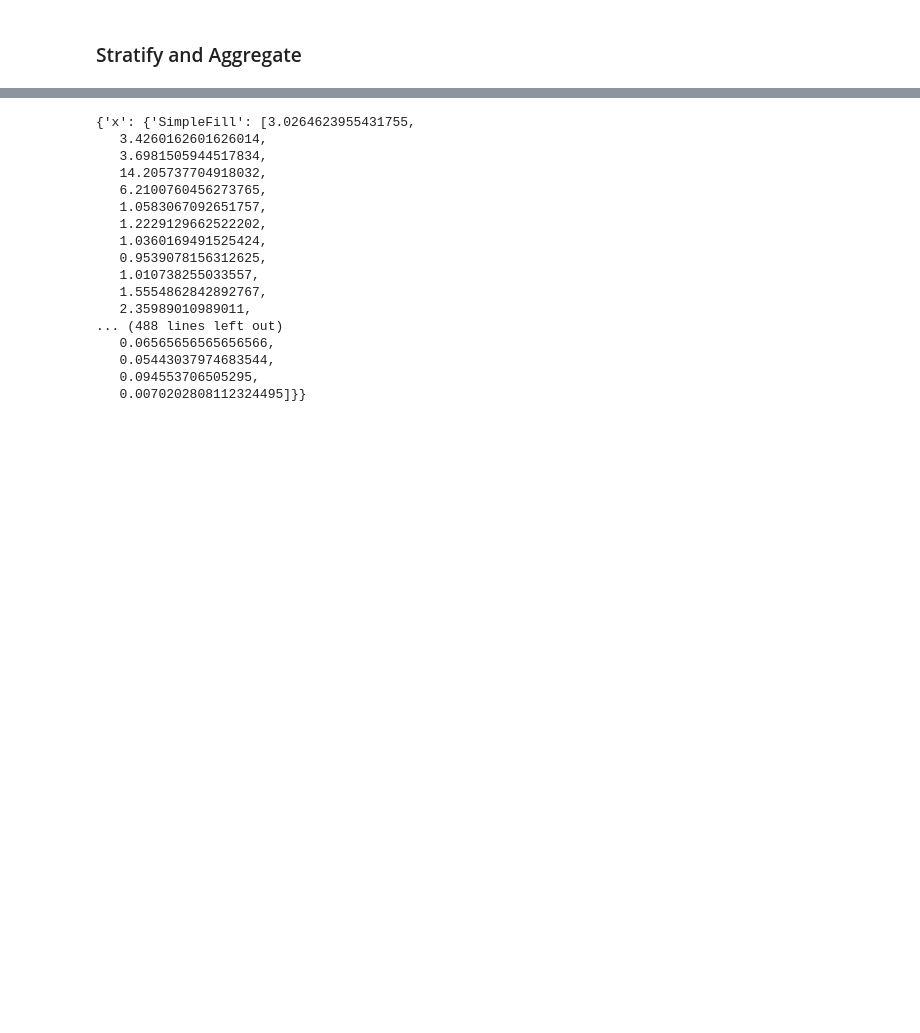
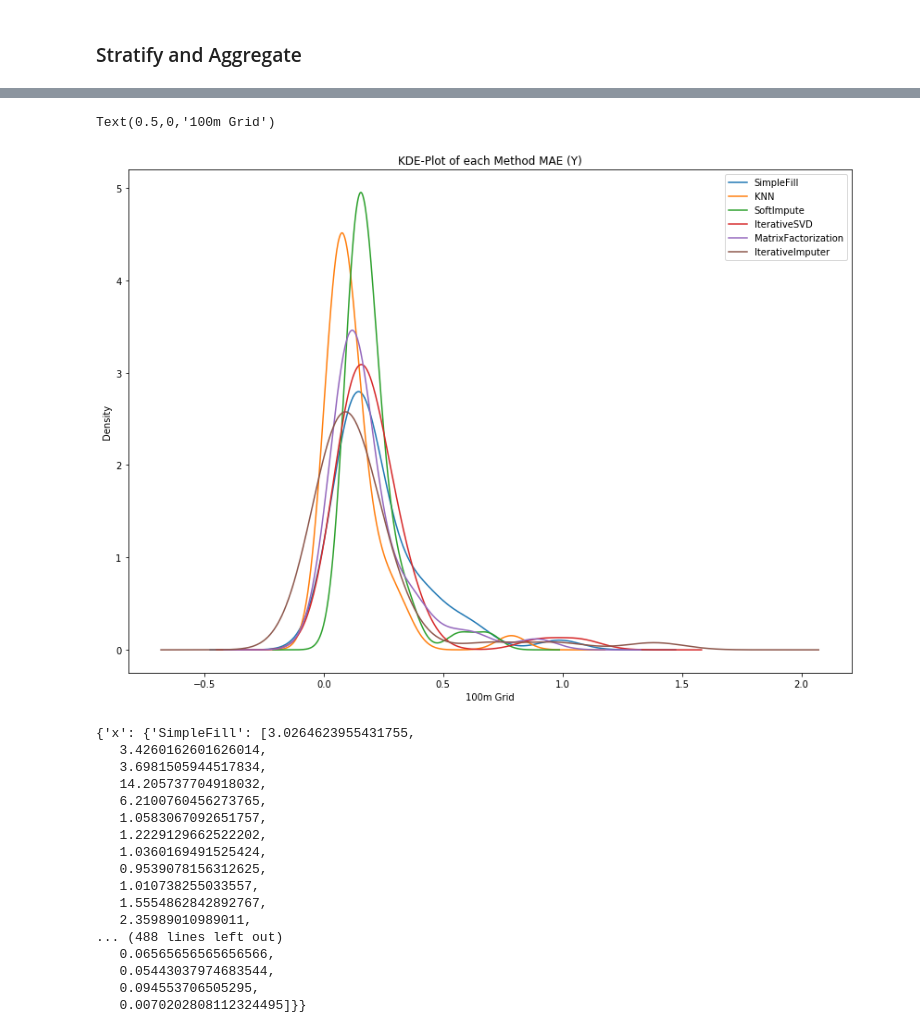
Before and after one commit to ajal8/DP_Project, a Jupyter notebook: Data_Prepration.ipynb, the cells around one changed output, grey strips where cells are left out. Drawn from its saved outputs; the diff is of its cells as text; code cells hidden in the pictures; blank space fills up the shorter version.

```diff
--- a/Data_Prepration.ipynb
+++ b/Data_Prepration.ipynb
@@ -482,3 +512,9 @@ for user_number in range(0, len(begin_time)):
+# %%
+plot = y_mae.plot.kde(title="KDE-Plot of each Method MAE (Y)", figsize=(14, 10)).set_xlabel("100m Grid")
+plot
+# %% [output]
+Text(0.5,0,'100m Grid')
+[figure, added]
 # %%
 mse
 # %% [output]
```
Also changed, not shown: parts of 5 cells of this notebook.
